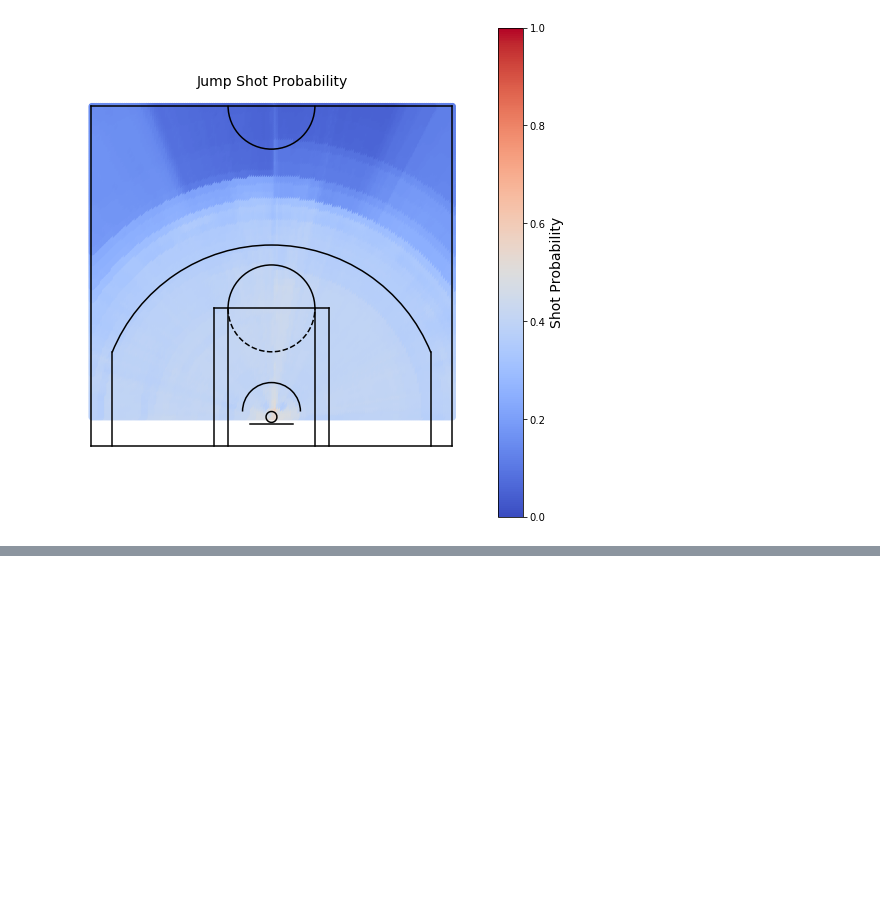
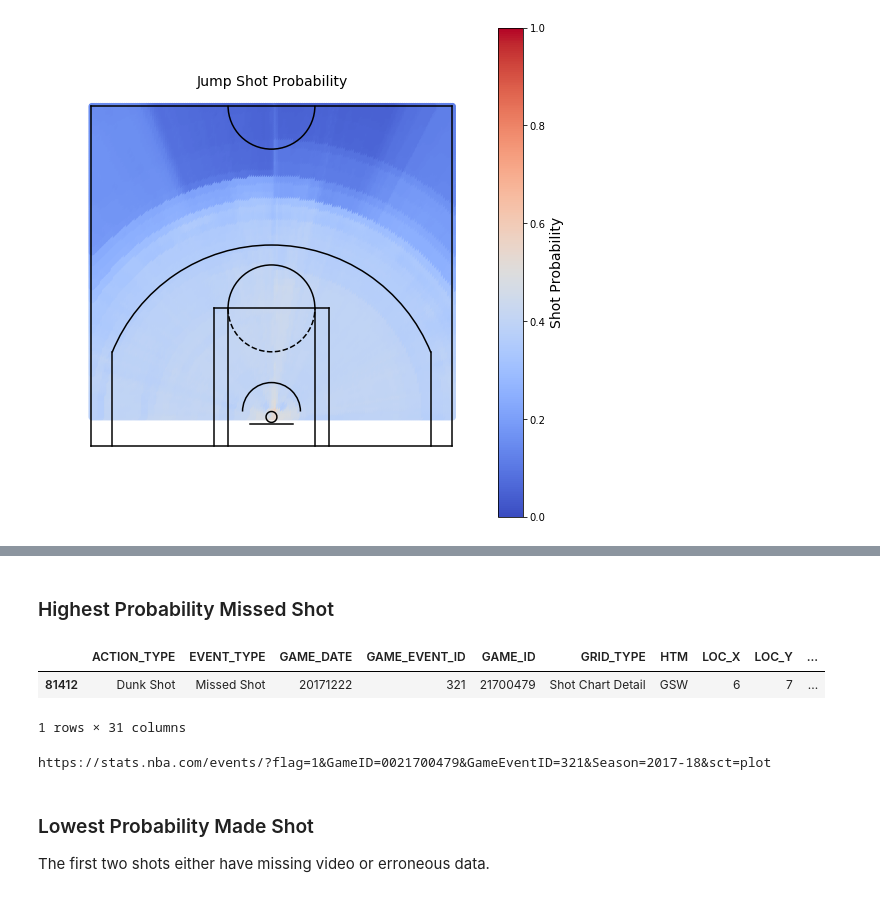
Before and after one commit to basketballrelativity/shot_probability, a Jupyter notebook: shot_probability.ipynb, the cells around one changed output, grey strips where cells are left out. Saved outputs shown, nothing was run; the diff lists cells and outputs as text; code cells hidden in the pictures; blank space fills up the shorter version.

```diff
--- a/shot_probability.ipynb
+++ b/shot_probability.ipynb
@@ -605,0 +631,17 @@ The above two charts reveal the nuance captured by the shot probability model. F
+# %% [markdown]
+### Highest Probability Missed Shot
+# %%
+all_shots_df[all_shots_df['SHOT_MADE_FLAG']==0].sort_values('shot_prob').tail(1)
+# %% [output]
+|  | ACTION_TYPE | EVENT_TYPE | GAME_DATE | GAME_EVENT_ID | GAME_ID | GRID_TYPE | HTM | LOC_X | LOC_Y | ... |
+| 81412 | Dunk Shot | Missed Shot | 20171222 | 321 | 21700479 | Shot Chart Detail | GSW | 6 | 7 | ... |
+1 rows × 31 columns
+# %%
+print('https://stats.nba.com/events/?flag=1&GameID=00{game_id}&GameEventID={event_id}&Season=2017-18&sct=plot'.format(game_id=21700479,
+                                                                                                                      event_id=321))
+# %% [output]
+https://stats.nba.com/events/?flag=1&GameID=0021700479&GameEventID=321&Season=2017-18&sct=plot
+# %% [markdown]
+### Lowest Probability Made Shot
+
+The first two shots either have missing video or erroneous data.
```
Also changed, not shown: parts of 9 cells of this notebook.
